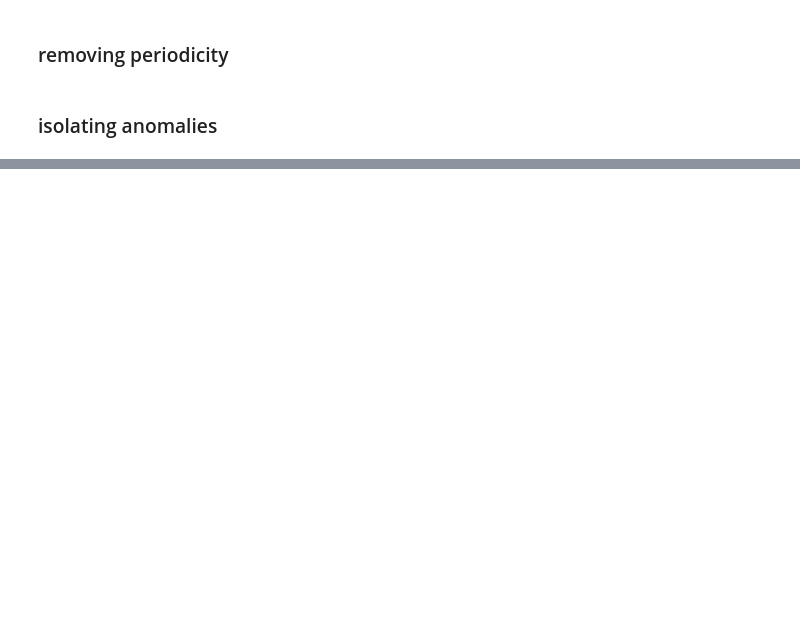
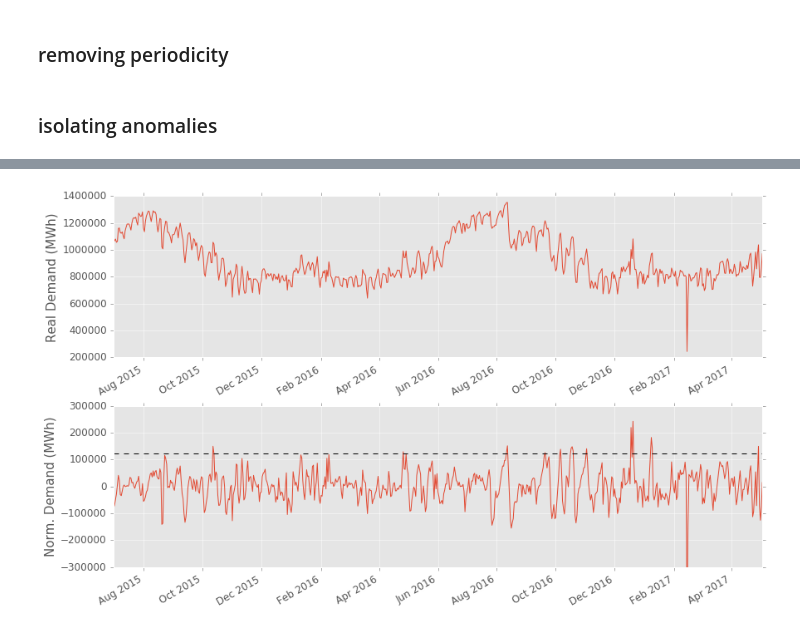
Before and after one commit to ian-wright/demand, a Jupyter notebook: series_analysis.ipynb, the cells around one changed output, grey strips where cells are left out. Saved outputs shown, nothing was run; the diff lists cells and outputs as text; code cells hidden in the pictures; blank space fills up the shorter version.

```diff
--- a/series_analysis.ipynb
+++ b/series_analysis.ipynb
@@ -437,0 +401,24 @@ ax.legend()
+# %%
+std = np.std(demand['Texas']['norm'])
+mean = np.mean(demand['Texas']['norm'])
+std_line  = mean + 2*std
+# %%
+fig, axs = plt.subplots(2)
+fig.set_size_inches(14,8)
+fig.subplots_adjust(hspace=0.3)
+axs[0].plot(demand['Texas']['actual'])
+axs[1].plot(demand['Texas']['norm'])
+axs[1].axhline(y=std_line, color='k', linestyle='--')
+
+axs[0].set_ylabel('Real Demand (MWh)', size=15)
+axs[1].set_ylabel('Norm. Demand (MWh)', size=15)
+axs[1].set_ylim([-300000,300000])
+axs[0].tick_params(axis='both', which='major', labelsize=12)
+axs[1].tick_params(axis='both', which='major', labelsize=12)
+
+
+for label in axs[0].get_xmajorticklabels() + axs[1].get_xmajorticklabels():
+    label.set_rotation(30)
+    label.set_horizontalalignment("right")
+# %% [output]
+[figure, added]
```
Also changed, not shown: parts of 14 cells of this notebook, 4 other files.
